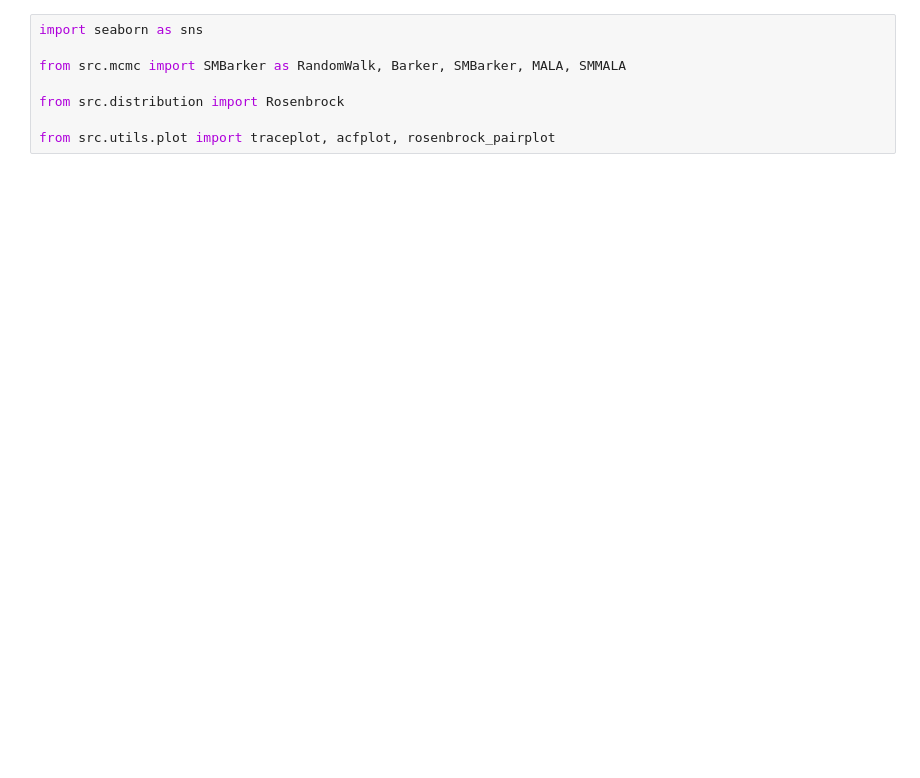
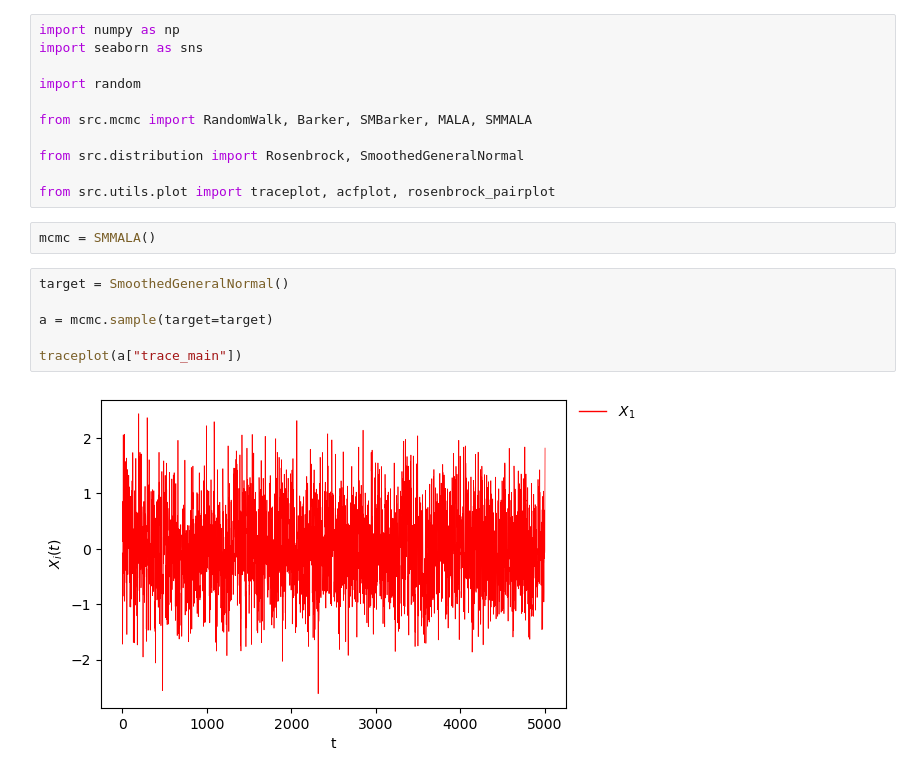
Before and after one commit to bartolomeou/FYP, a Jupyter notebook: test.ipynb, the cells around one changed output. Drawn from its saved outputs; the diff is of its cells as text; blank space fills up the shorter version.

Commit message:
mcmc one-dimension

```diff
--- a/test.ipynb
+++ b/test.ipynb
@@ -1,9 +1,22 @@
 # %%
+import numpy as np
 import seaborn as sns
 
-from src.mcmc import SMBarker as RandomWalk, Barker, SMBarker, MALA, SMMALA
+import random
 
-from src.distribution import Rosenbrock
+from src.mcmc import RandomWalk, Barker, SMBarker, MALA, SMMALA
+
+from src.distribution import Rosenbrock, SmoothedGeneralNormal
 
 from src.utils.plot import traceplot, acfplot, rosenbrock_pairplot
+# %%
+mcmc = SMMALA()
+# %%
+target = SmoothedGeneralNormal()
+
+a = mcmc.sample(target=target)
+
+traceplot(a["trace_main"])
+# %% [output]
+[figure, added]
 # %%
```
Also changed, not shown: parts of 3 cells of this notebook, 4 other files.
